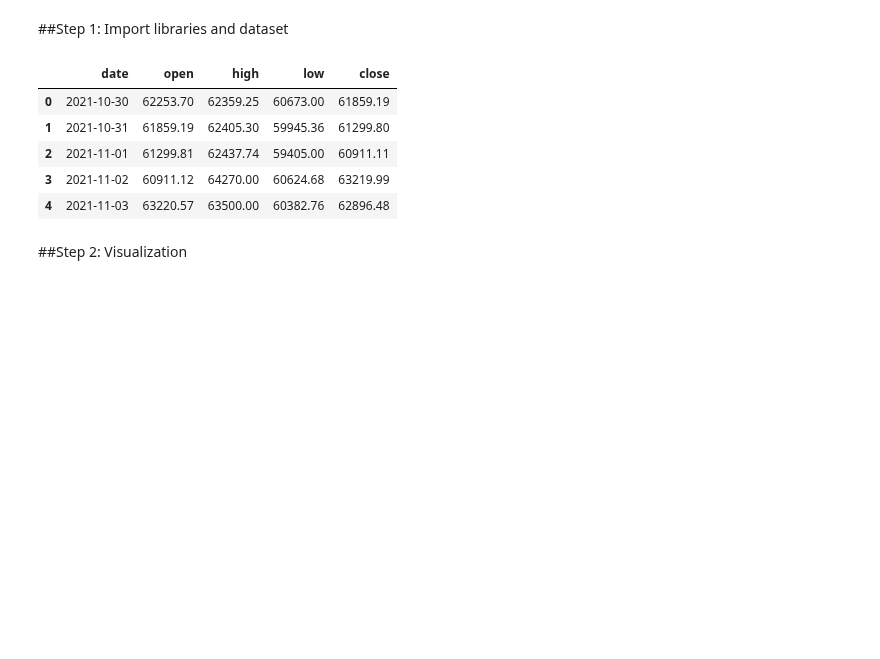
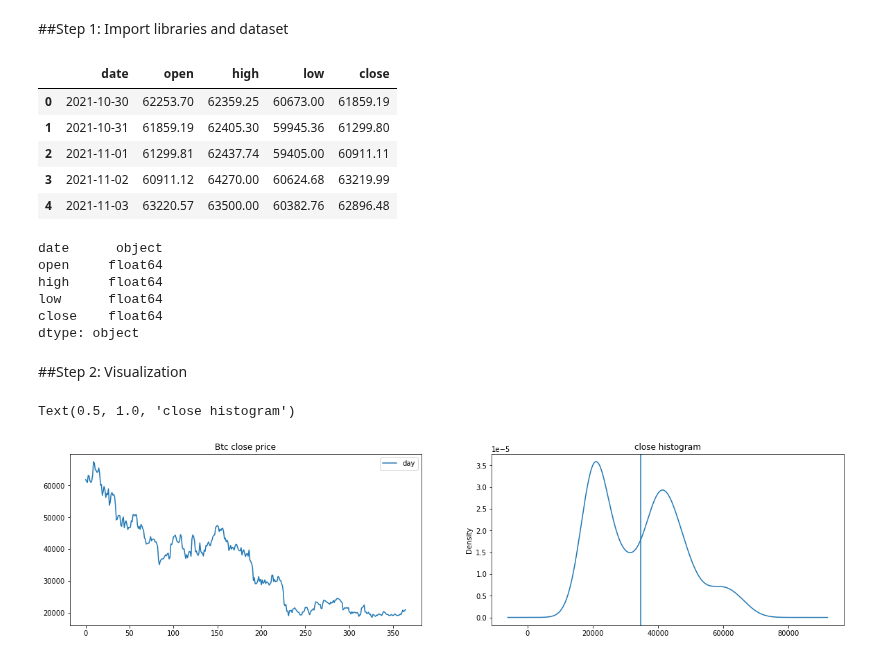
Before and after one commit to huy2212/bitcoin_price_prediction, a Jupyter notebook: XG_BOOST.ipynb, the cells around one changed output. Drawn from its saved outputs; the diff is of its cells as text; code cells hidden in the pictures; blank space fills up the shorter version.

```diff
--- a/XG_BOOST.ipynb
+++ b/XG_BOOST.ipynb
@@ -31,5 +31,31 @@ df.head()
 | 2 | 2021-11-01 | 61299.81 | 62437.74 | 59405.00 | 60911.11 |
 | 3 | 2021-11-02 | 60911.12 | 64270.00 | 60624.68 | 63219.99 |
 | 4 | 2021-11-03 | 63220.57 | 63500.00 | 60382.76 | 62896.48 |
+# %%
+df.dtypes
+# %% [output]
+date      object
+open     float64
+high     float64
+low      float64
+close    float64
+dtype: object
+# %%
+df['date'] = pd.to_datetime(df['date'])
 # %% [markdown]
 ##Step 2: Visualization
+# %%
+fig = plt.figure(figsize = (20, 10))
+
+plt.subplot(221)
+plt.plot(df['close'], '-', label = 'day')
+plt.title('Btc close price')
+plt.legend();
+
+plt.subplot(222)
+df['close'].plot(kind = 'kde')
+plt.axvline(df['close'].mean())
+plt.title('close histogram')
+# %% [output]
+Text(0.5, 1.0, 'close histogram')
+[figure, added]
```
Also changed, not shown: parts of 10 cells of this notebook.
